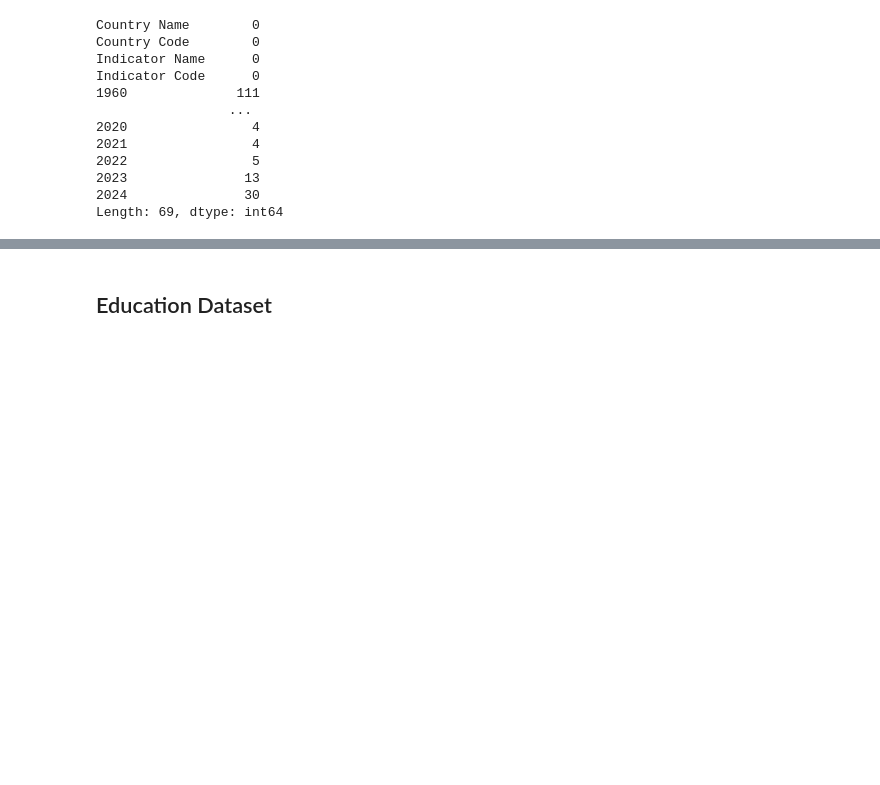
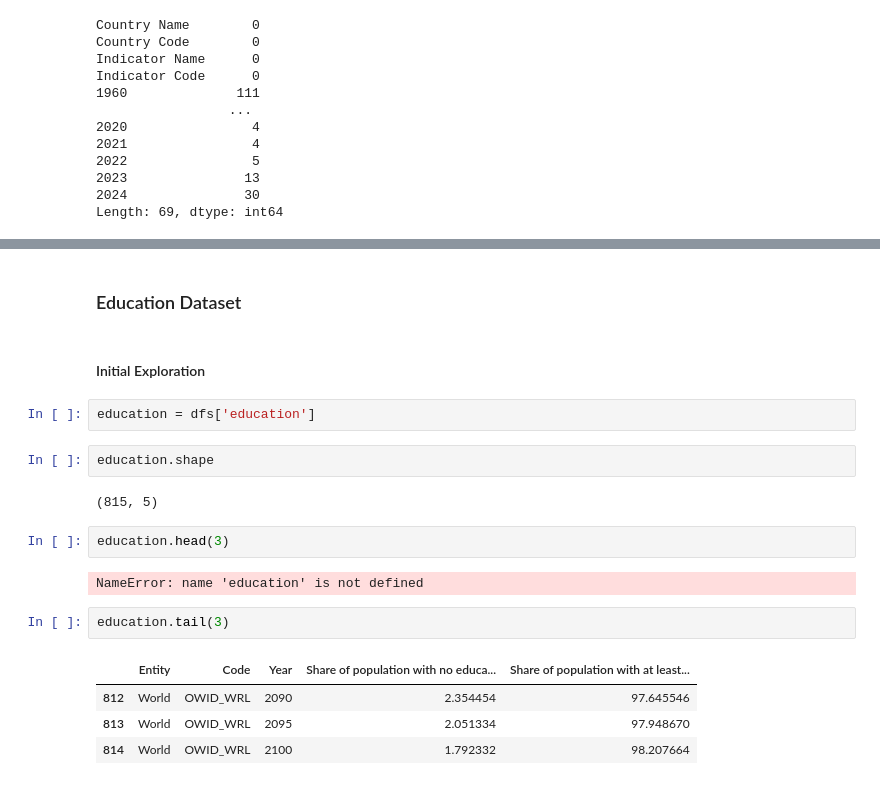
Before and after one commit to mquezada13/meat-consumption-analysis, a Jupyter notebook: notebooks/01_data_exploration.ipynb, the cells around one changed output, grey strips where cells are left out. Saved outputs shown, nothing was run; the diff lists cells and outputs as text; blank space fills up the shorter version.

```diff
--- a/notebooks/01_data_exploration.ipynb
+++ b/notebooks/01_data_exploration.ipynb
@@ -371,2 +487,21 @@ Countries: ['Aruba' 'Africa Eastern and Southern' 'Afghanistan'
 # %% [markdown]
-## Education Dataset
+### Education Dataset
+# %% [markdown]
+#### Initial Exploration
+# %%
+education = dfs['education']
+# %%
+education.shape
+# %% [output]
+(815, 5)
+# %%
+education.head(3)
+# %% [output]
+NameError: name 'education' is not defined
+# %%
+education.tail(3)
+# %% [output]
+|  | Entity | Code | Year | Share of population with no educa... | Share of population with at least... |
+| 812 | World | OWID_WRL | 2090 | 2.354454 | 97.645546 |
+| 813 | World | OWID_WRL | 2095 | 2.051334 | 97.948670 |
+| 814 | World | OWID_WRL | 2100 | 1.792332 | 98.207664 |
```
Also changed, not shown: parts of 64 cells of this notebook, 7 other files.
